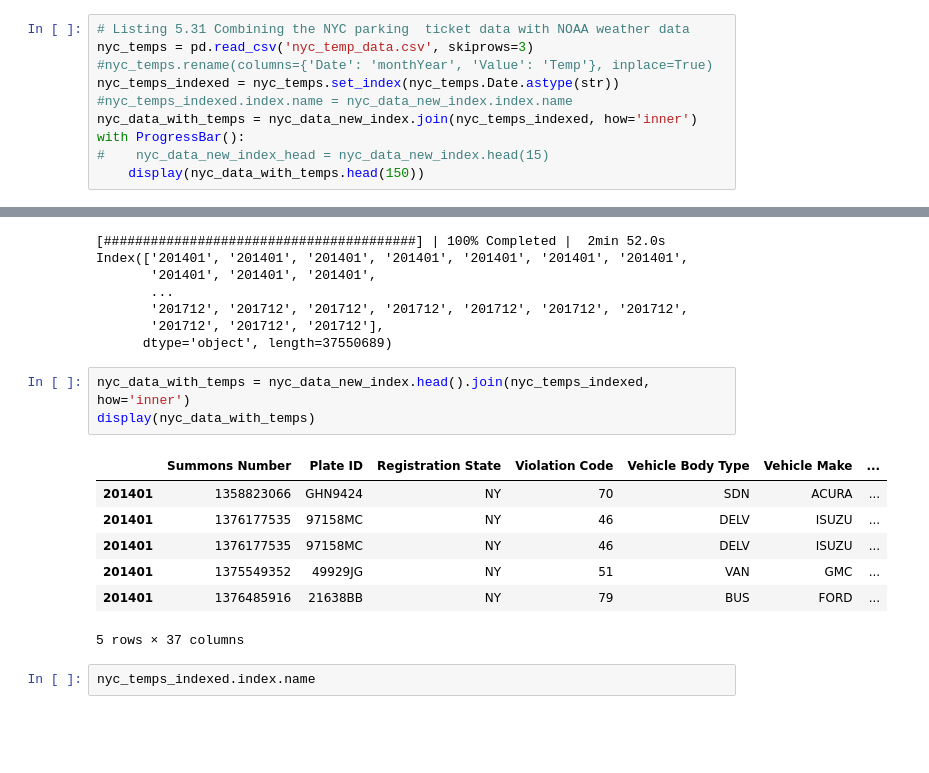
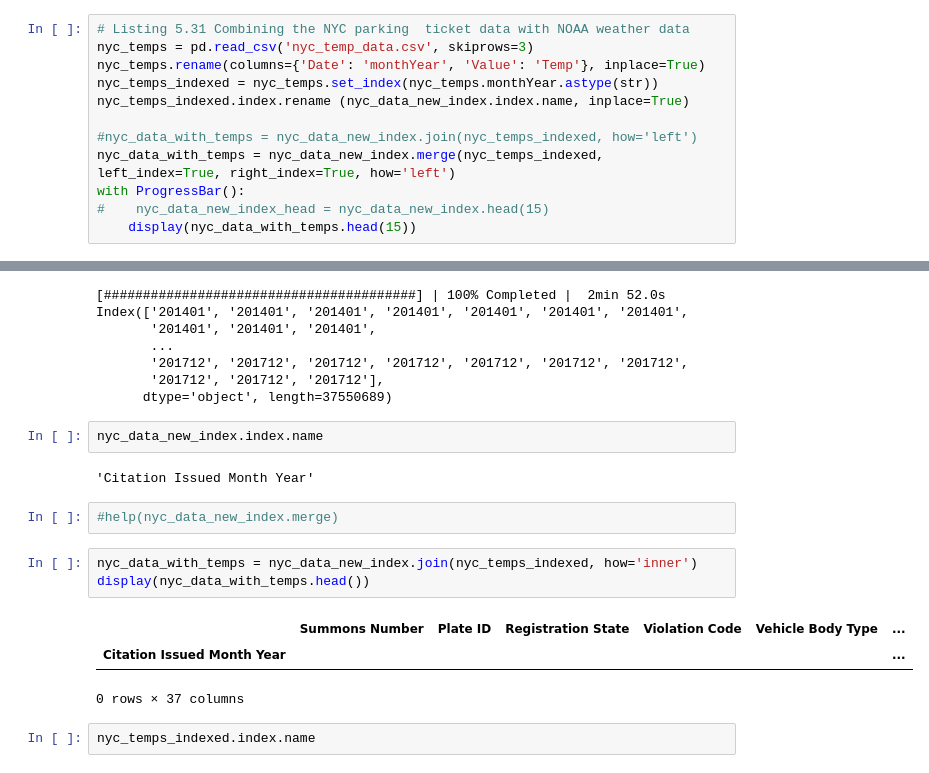
Before and after one commit to sunchengyi/Dask, a Jupyter notebook: nyc-parking-tickets_dask.ipynb, the cells around one changed output, grey strips where cells are left out. Saved outputs shown, nothing was run; the diff lists cells and outputs as text; blank space fills up the shorter version.

```diff
--- a/nyc-parking-tickets_dask.ipynb
+++ b/nyc-parking-tickets_dask.ipynb
@@ -609,12 +609,14 @@ nyc_data_new_index = dd.read_parquet('nyc_data_date_index')
 # %%
 # Listing 5.31 Combining the NYC parking  ticket data with NOAA weather data
 nyc_temps = pd.read_csv('nyc_temp_data.csv', skiprows=3)
-#nyc_temps.rename(columns={'Date': 'monthYear', 'Value': 'Temp'}, inplace=True)
-nyc_temps_indexed = nyc_temps.set_index(nyc_temps.Date.astype(str))
-#nyc_temps_indexed.index.name = nyc_data_new_index.index.name
-nyc_data_with_temps = nyc_data_new_index.join(nyc_temps_indexed, how='inner')
+nyc_temps.rename(columns={'Date': 'monthYear', 'Value': 'Temp'}, inplace=True)
+nyc_temps_indexed = nyc_temps.set_index(nyc_temps.monthYear.astype(str))
+nyc_temps_indexed.index.rename (nyc_data_new_index.index.name, inplace=True)
+
+#nyc_data_with_temps = nyc_data_new_index.join(nyc_temps_indexed, how='left')
+nyc_data_with_temps = nyc_data_new_index.merge(nyc_temps_indexed, left_index=True, right_index=True, how='left')
 with ProgressBar():
 #    nyc_data_new_index_head = nyc_data_new_index.head(15)
-    display(nyc_data_with_temps.head(150))
+    display(nyc_data_with_temps.head(15))
 # %% [output]
 [########################################] | 100% Completed |  2.0s
@@ -631,17 +634,19 @@ Index(['201401', '201401', '201401', '201401', '201401', '201401', '201401',
        '201712', '201712', '201712', '201712', '201712', '201712', '201712',
        '201712', '201712', '201712'],
       dtype='object', length=37550689)
+# %%
+nyc_data_new_index.index.name
+# %% [output]
+'Citation Issued Month Year'
+# %%
+#help(nyc_data_new_index.merge)
 # %%
-nyc_data_with_temps = nyc_data_new_index.head().join(nyc_temps_indexed, how='inner')
-display(nyc_data_with_temps)
+nyc_data_with_temps = nyc_data_new_index.join(nyc_temps_indexed, how='inner')
+display(nyc_data_with_temps.head())
 # %% [output]
-|  | Summons Number | Plate ID | Registration State | Violation Code | Vehicle Body Type | Vehicle Make | ... |
-| 201401 | 1358823066 | GHN9424 | NY | 70 | SDN | ACURA | ... |
-| 201401 | 1376177535 | 97158MC | NY | 46 | DELV | ISUZU | ... |
-| 201401 | 1376177535 | 97158MC | NY | 46 | DELV | ISUZU | ... |
-| 201401 | 1375549352 | 49929JG | NY | 51 | VAN | GMC | ... |
-| 201401 | 1376485916 | 21638BB | NY | 79 | BUS | FORD | ... |
+|  | Summons Number | Plate ID | Registration State | Violation Code | Vehicle Body Type | ... |
+| Citation Issued Month Year |  |  |  |  |  | ... |
-5 rows × 37 columns
+0 rows × 37 columns
 # %%
 nyc_temps_indexed.index.name
 # %% [output]
```
Also changed, not shown: parts of 5 cells of this notebook.
